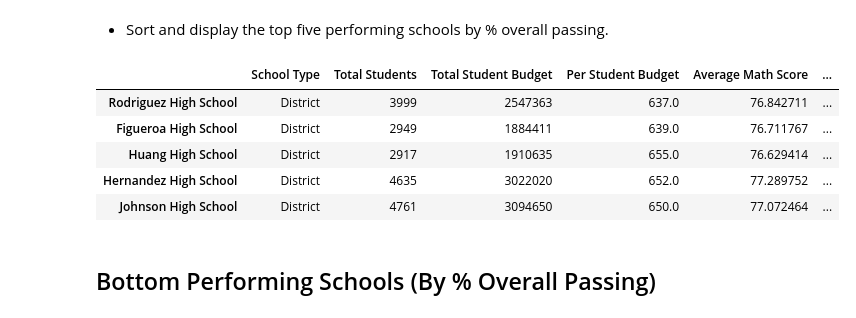
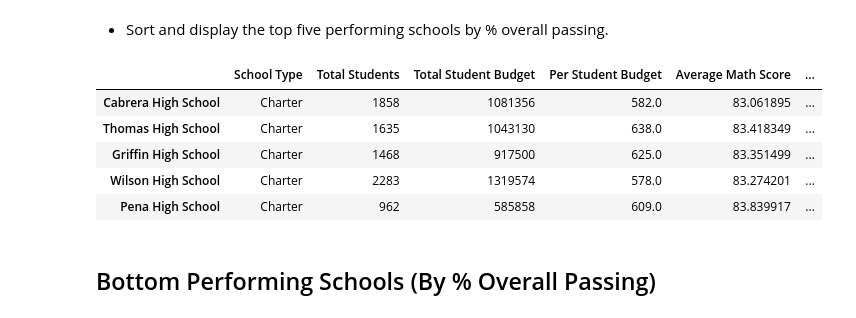
Before and after one commit to cieranmorris/Standardized-Testing-Data-Analysis, a Jupyter notebook: PyCitySchools/PyCitySchools_starter.ipynb, the cells around one changed output. Cells and saved outputs as stored; diff of their text form; code cells hidden in the pictures.

```diff
--- a/PyCitySchools/PyCitySchools_starter.ipynb
+++ b/PyCitySchools/PyCitySchools_starter.ipynb
@@ -341,15 +341,15 @@ overall_school_summary_df
 * Sort and display the top five performing schools by % overall passing.
 # %%
 #use .sort_values() function to organize by school performance
-top_performing_schools_df = overall_school_summary_df.sort_values("% Overall Passing")
+top_performing_schools_df = overall_school_summary_df.sort_values("% Overall Passing", ascending=False)
 top_performing_schools_df.head(5)
 # %% [output]
 |  | School Type | Total Students | Total Student Budget | Per Student Budget | Average Math Score | ... |
-| Rodriguez High School | District | 3999 | 2547363 | 637.0 | 76.842711 | ... |
-| Figueroa High School | District | 2949 | 1884411 | 639.0 | 76.711767 | ... |
-| Huang High School | District | 2917 | 1910635 | 655.0 | 76.629414 | ... |
-| Hernandez High School | District | 4635 | 3022020 | 652.0 | 77.289752 | ... |
-| Johnson High School | District | 4761 | 3094650 | 650.0 | 77.072464 | ... |
+| Cabrera High School | Charter | 1858 | 1081356 | 582.0 | 83.061895 | ... |
+| Thomas High School | Charter | 1635 | 1043130 | 638.0 | 83.418349 | ... |
+| Griffin High School | Charter | 1468 | 917500 | 625.0 | 83.351499 | ... |
+| Wilson High School | Charter | 2283 | 1319574 | 578.0 | 83.274201 | ... |
+| Pena High School | Charter | 962 | 585858 | 609.0 | 83.839917 | ... |
 # %% [markdown]
 ## Bottom Performing Schools (By % Overall Passing)
 # %% [markdown]
```
Also changed, not shown: parts of 8 cells of this notebook.
